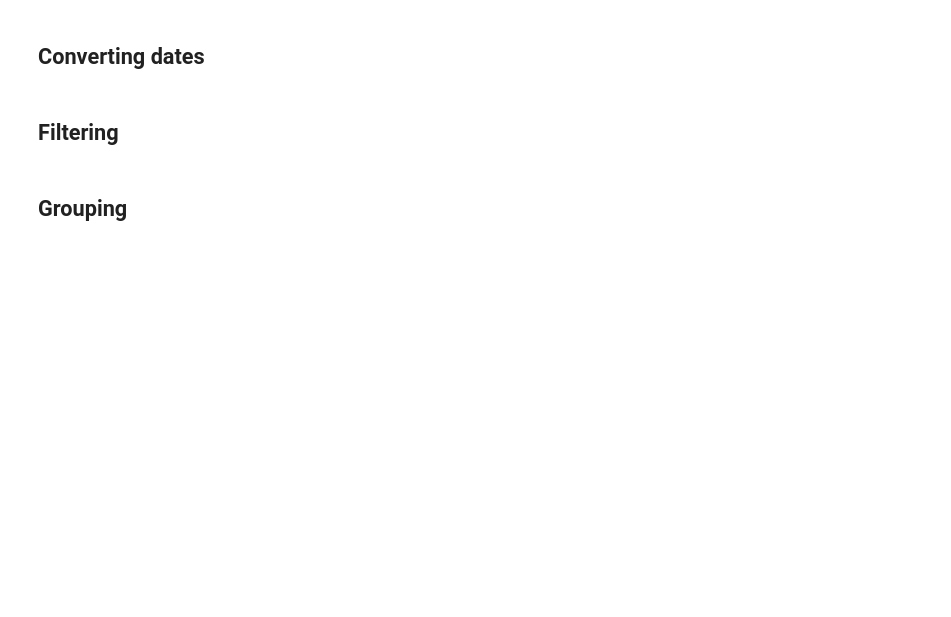
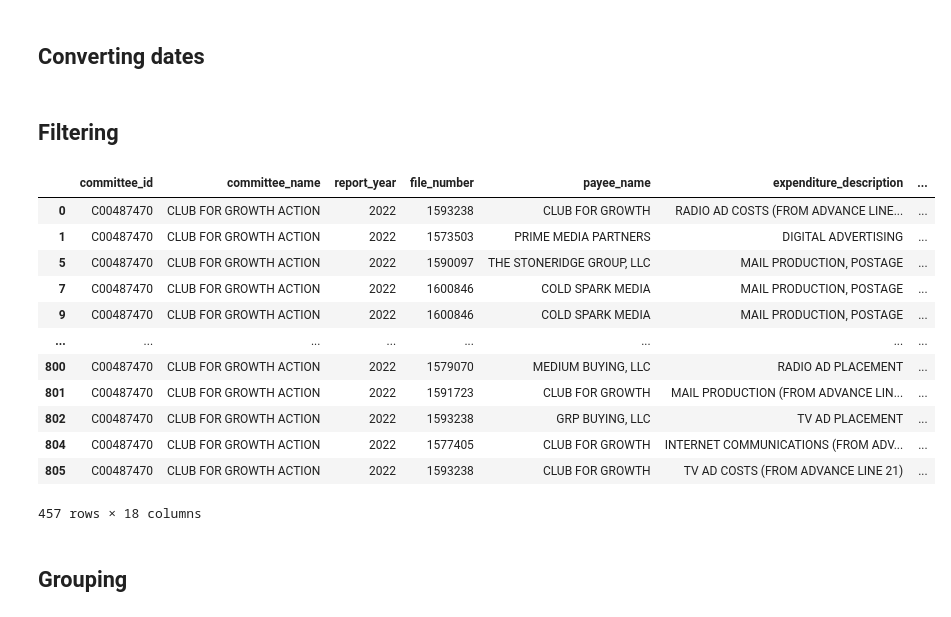
Before and after one commit to chadday/gtown_python, a Jupyter notebook: learning_by_doing.ipynb, the cells around one changed output. Drawn from its saved outputs; the diff is of its cells as text; code cells hidden in the pictures; blank space fills up the shorter version.

```diff
--- a/learning_by_doing.ipynb
+++ b/learning_by_doing.ipynb
@@ -19,6 +111,24 @@ So today, we will jump into Python with a small project. Our goal is to read in
 # %% [markdown]
 ## Converting dates
+# %%
+df['expenditure_date'] = pd.to_datetime(df['expenditure_date'])
 # %% [markdown]
 ## Filtering
+# %%
+df[df['expenditure_date'] > '2022-03-01']
+# %% [output]
+|  | committee_id | committee_name | report_year | file_number | payee_name | expenditure_description | ... |
+| 0 | C00487470 | CLUB FOR GROWTH ACTION | 2022 | 1593238 | CLUB FOR GROWTH | RADIO AD COSTS (FROM ADVANCE LINE... | ... |
+| 1 | C00487470 | CLUB FOR GROWTH ACTION | 2022 | 1573503 | PRIME MEDIA PARTNERS | DIGITAL ADVERTISING | ... |
+| 5 | C00487470 | CLUB FOR GROWTH ACTION | 2022 | 1590097 | THE STONERIDGE GROUP, LLC | MAIL PRODUCTION, POSTAGE | ... |
+| 7 | C00487470 | CLUB FOR GROWTH ACTION | 2022 | 1600846 | COLD SPARK MEDIA | MAIL PRODUCTION, POSTAGE | ... |
+| 9 | C00487470 | CLUB FOR GROWTH ACTION | 2022 | 1600846 | COLD SPARK MEDIA | MAIL PRODUCTION, POSTAGE | ... |
+| ... | ... | ... | ... | ... | ... | ... | ... |
+| 800 | C00487470 | CLUB FOR GROWTH ACTION | 2022 | 1579070 | MEDIUM BUYING, LLC | RADIO AD PLACEMENT | ... |
+| 801 | C00487470 | CLUB FOR GROWTH ACTION | 2022 | 1591723 | CLUB FOR GROWTH | MAIL PRODUCTION (FROM ADVANCE LIN... | ... |
+| 802 | C00487470 | CLUB FOR GROWTH ACTION | 2022 | 1593238 | GRP BUYING, LLC | TV AD PLACEMENT | ... |
+| 804 | C00487470 | CLUB FOR GROWTH ACTION | 2022 | 1577405 | CLUB FOR GROWTH | INTERNET COMMUNICATIONS (FROM ADV... | ... |
+| 805 | C00487470 | CLUB FOR GROWTH ACTION | 2022 | 1593238 | CLUB FOR GROWTH | TV AD COSTS (FROM ADVANCE LINE 21) | ... |
+457 rows × 18 columns
 # %% [markdown]
 ## Grouping
```
Also changed, not shown: parts of 9 cells of this notebook, 3 other files.
